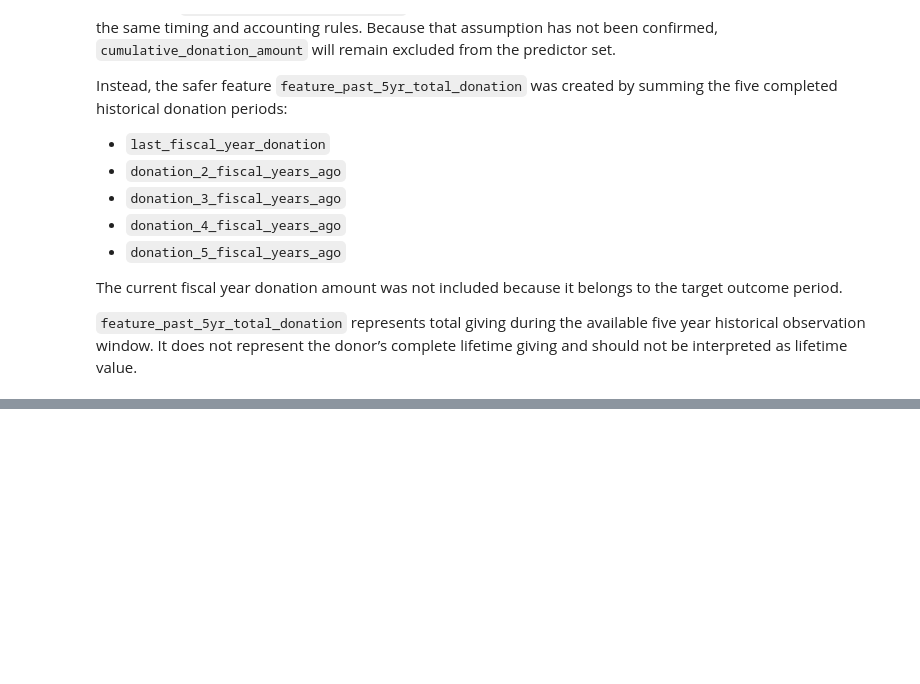
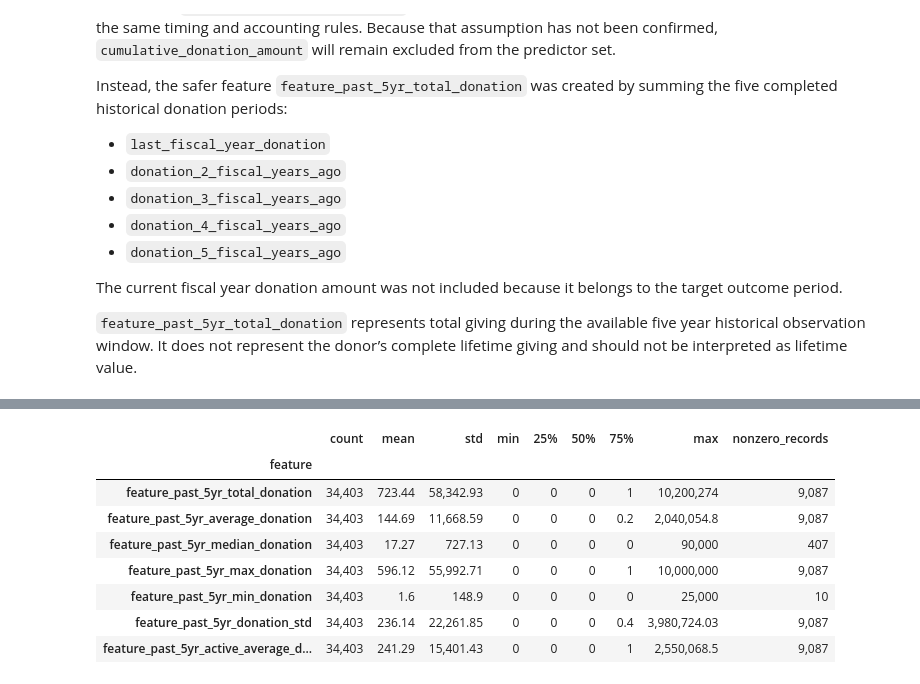
Before and after one commit to MDarkHead/red-cross-donor-prediction, a Jupyter notebook: notebooks/04_feature_engineering.ipynb, the cells around one changed output, grey strips where cells are left out. Drawn from its saved outputs; the diff is of its cells as text; code cells hidden in the pictures; blank space fills up the shorter version.

Commit message:
P4; Task 5: Create Historical Donation Summary Features Complete

```diff
--- a/notebooks/04_feature_engineering.ipynb
+++ b/notebooks/04_feature_engineering.ipynb
@@ -1017,3 +1017,25 @@ Instead, the safer feature `feature_past_5yr_total_donation` was created by summ
 The current fiscal year donation amount was not included because it belongs to the target outcome period.
 
 `feature_past_5yr_total_donation` represents total giving during the available five year historical observation window. It does not represent the donor’s complete lifetime giving and should not be interpreted as lifetime value.
+# %%
+# Define the basic historical donation feature names
+BASIC_HISTORICAL_FEATURE_COLUMNS = [
+    "feature_past_5yr_total_donation",
+    "feature_past_5yr_average_donation",
+    "feature_past_5yr_median_donation",
+    "feature_past_5yr_max_donation",
+    "feature_past_5yr_min_donation",
+    "feature_past_5yr_donation_std",
+    "feature_past_5yr_active_average_donation",
+]
+
+assert "feature_past_5yr_total_donation" in df.columns, (
+    "feature_past_5yr_total_donation was not found. "
+    "Restart Kernal and Run all Cells."
+)
+
+print("Historical donation source columns:")
+print(HISTORICAL_DONATION_COLUMNS)
+
+print("\nBasic historical feature columns:")
+print(BASIC_HISTORICAL_FEATURE_COLUMNS)
@@ -1019,0 +1190,29 @@ The current fiscal year donation amount was not included because it belongs to t
+# %%
+# Summarize the basic historical donation features
+basic_historical_feature_summary = (
+    df[BASIC_HISTORICAL_FEATURE_COLUMNS]
+    .describe()
+    .transpose()
+)
+
+basic_historical_feature_summary["nonzero_records"] = (
+    df[BASIC_HISTORICAL_FEATURE_COLUMNS] > 0
+).sum()
+
+basic_historical_feature_summary.index.name = "feature"
+
+display(
+    basic_historical_feature_summary.style.format(
+        lambda x: f"{x:,.2f}".rstrip('0').rstrip('.') if isinstance(x, (int, float)) else x
+    )
+)
+# %% [output]
+|  | count | mean | std | min | 25% | 50% | 75% | max | nonzero_records |
+| feature |  |  |  |  |  |  |  |  |  |
+| feature_past_5yr_total_donation | 34,403 | 723.44 | 58,342.93 | 0 | 0 | 0 | 1 | 10,200,274 | 9,087 |
+| feature_past_5yr_average_donation | 34,403 | 144.69 | 11,668.59 | 0 | 0 | 0 | 0.2 | 2,040,054.8 | 9,087 |
+| feature_past_5yr_median_donation | 34,403 | 17.27 | 727.13 | 0 | 0 | 0 | 0 | 90,000 | 407 |
+| feature_past_5yr_max_donation | 34,403 | 596.12 | 55,992.71 | 0 | 0 | 0 | 1 | 10,000,000 | 9,087 |
+| feature_past_5yr_min_donation | 34,403 | 1.6 | 148.9 | 0 | 0 | 0 | 0 | 25,000 | 10 |
+| feature_past_5yr_donation_std | 34,403 | 236.14 | 22,261.85 | 0 | 0 | 0 | 0.4 | 3,980,724.03 | 9,087 |
+| feature_past_5yr_active_average_d... | 34,403 | 241.29 | 15,401.43 | 0 | 0 | 0 | 1 | 2,550,068.5 | 9,087 |
```
Also changed, not shown: parts of 4 cells of this notebook.
